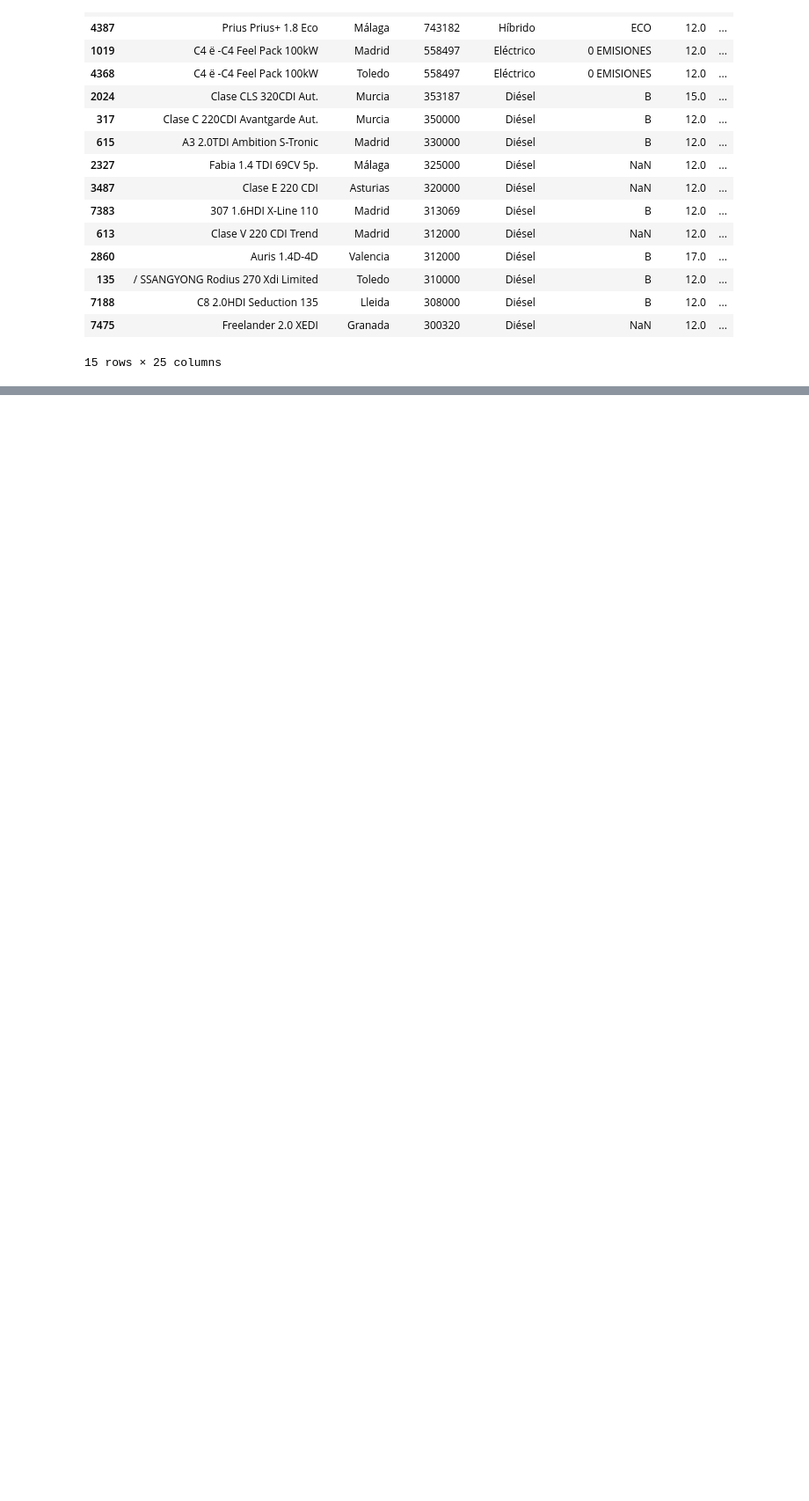
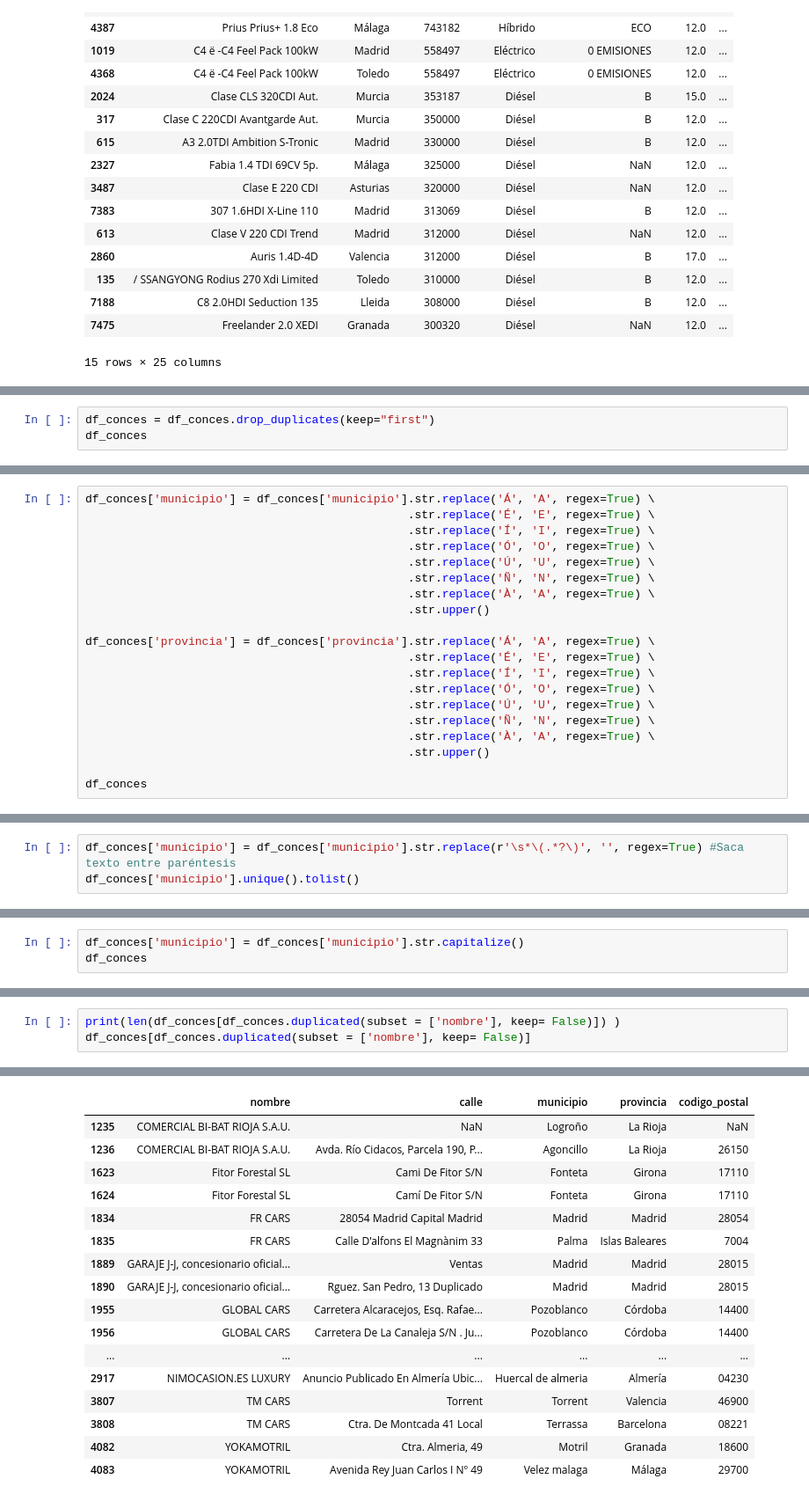
Before and after one commit to Bross-IT/PFB_coches, a Jupyter notebook: temp/limpieza_coches_segunda_mano_no_graph.ipynb, the cells around one changed output, grey strips where cells are left out. Shown at 88% size. Cells and saved outputs as stored; diff of their text form; blank space fills up the shorter version.

```diff
--- a/temp/limpieza_coches_segunda_mano_no_graph.ipynb
+++ b/temp/limpieza_coches_segunda_mano_no_graph.ipynb
@@ -622,0 +641,3 @@ df[df['kilometraje'] > 300000].sort_values('kilometraje', ascending=False)
+# %%
+df_conces = df_conces.drop_duplicates(keep="first")
+df_conces
@@ -622,0 +658,20 @@ df[df['kilometraje'] > 300000].sort_values('kilometraje', ascending=False)
+# %%
+df_conces['municipio'] = df_conces['municipio'].str.replace('Á', 'A', regex=True) \
+                                               .str.replace('É', 'E', regex=True) \
+                                               .str.replace('Í', 'I', regex=True) \
+                                               .str.replace('Ó', 'O', regex=True) \
+                                               .str.replace('Ú', 'U', regex=True) \
+                                               .str.replace('Ñ', 'N', regex=True) \
+                                               .str.replace('À', 'A', regex=True) \
+                                               .str.upper()
+
+df_conces['provincia'] = df_conces['provincia'].str.replace('Á', 'A', regex=True) \
+                                               .str.replace('É', 'E', regex=True) \
+                                               .str.replace('Í', 'I', regex=True) \
+                                               .str.replace('Ó', 'O', regex=True) \
+                                               .str.replace('Ú', 'U', regex=True) \
+                                               .str.replace('Ñ', 'N', regex=True) \
+                                               .str.replace('À', 'A', regex=True) \
+                                               .str.upper()
+
+df_conces
@@ -622,0 +712,3 @@ df[df['kilometraje'] > 300000].sort_values('kilometraje', ascending=False)
+# %%
+df_conces['municipio'] = df_conces['municipio'].str.replace(r'\s*\(.*?\)', '', regex=True) #Saca texto entre paréntesis
+df_conces['municipio'].unique().tolist()
@@ -622,0 +1278,3 @@ df[df['kilometraje'] > 300000].sort_values('kilometraje', ascending=False)
+# %%
+df_conces['municipio'] = df_conces['municipio'].str.capitalize()
+df_conces
@@ -622,0 +1295,4 @@ df[df['kilometraje'] > 300000].sort_values('kilometraje', ascending=False)
+# %%
+print(len(df_conces[df_conces.duplicated(subset = ['nombre'], keep= False)]) )
+df_conces[df_conces.duplicated(subset = ['nombre'], keep= False)]
+# %% [output]
@@ -622,0 +1300,17 @@ df[df['kilometraje'] > 300000].sort_values('kilometraje', ascending=False)
+|  | nombre | calle | municipio | provincia | codigo_postal |
+| 1235 | COMERCIAL BI-BAT RIOJA S.A.U. | NaN | Logroño | La Rioja | NaN |
+| 1236 | COMERCIAL BI-BAT RIOJA S.A.U. | Avda. Río Cidacos, Parcela 190, P... | Agoncillo | La Rioja | 26150 |
+| 1623 | Fitor Forestal SL | Cami De Fitor S/N | Fonteta | Girona | 17110 |
+| 1624 | Fitor Forestal SL | Camí De Fitor S/N | Fonteta | Girona | 17110 |
+| 1834 | FR CARS | 28054 Madrid Capital Madrid | Madrid | Madrid | 28054 |
+| 1835 | FR CARS | Calle D'alfons El Magnànim 33 | Palma | Islas Baleares | 7004 |
+| 1889 | GARAJE J-J, concesionario oficial... | Ventas | Madrid | Madrid | 28015 |
+| 1890 | GARAJE J-J, concesionario oficial... | Rguez. San Pedro, 13 Duplicado | Madrid | Madrid | 28015 |
+| 1955 | GLOBAL CARS | Carretera Alcaracejos, Esq. Rafae... | Pozoblanco | Córdoba | 14400 |
+| 1956 | GLOBAL CARS | Carretera De La Canaleja S/N . Ju... | Pozoblanco | Córdoba | 14400 |
+| ... | ... | ... | ... | ... | ... |
+| 2917 | NIMOCASION.ES LUXURY | Anuncio Publicado En Almería Ubic... | Huercal de almeria | Almería | 04230 |
+| 3807 | TM CARS | Torrent | Torrent | Valencia | 46900 |
+| 3808 | TM CARS | Ctra. De Montcada 41 Local | Terrassa | Barcelona | 08221 |
+| 4082 | YOKAMOTRIL | Ctra. Almeria, 49 | Motril | Granada | 18600 |
+| 4083 | YOKAMOTRIL | Avenida Rey Juan Carlos I Nº 49 | Velez malaga | Málaga | 29700 |
```
Also changed, not shown: parts of 24 cells of this notebook, 10 other files.
